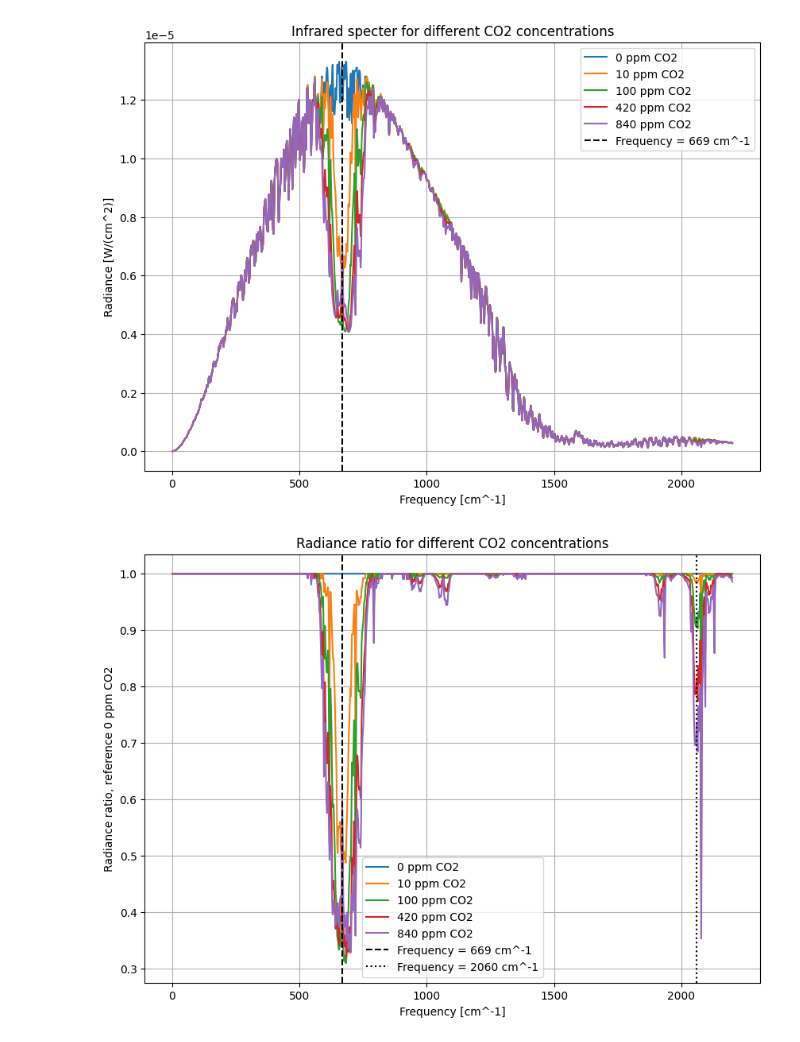
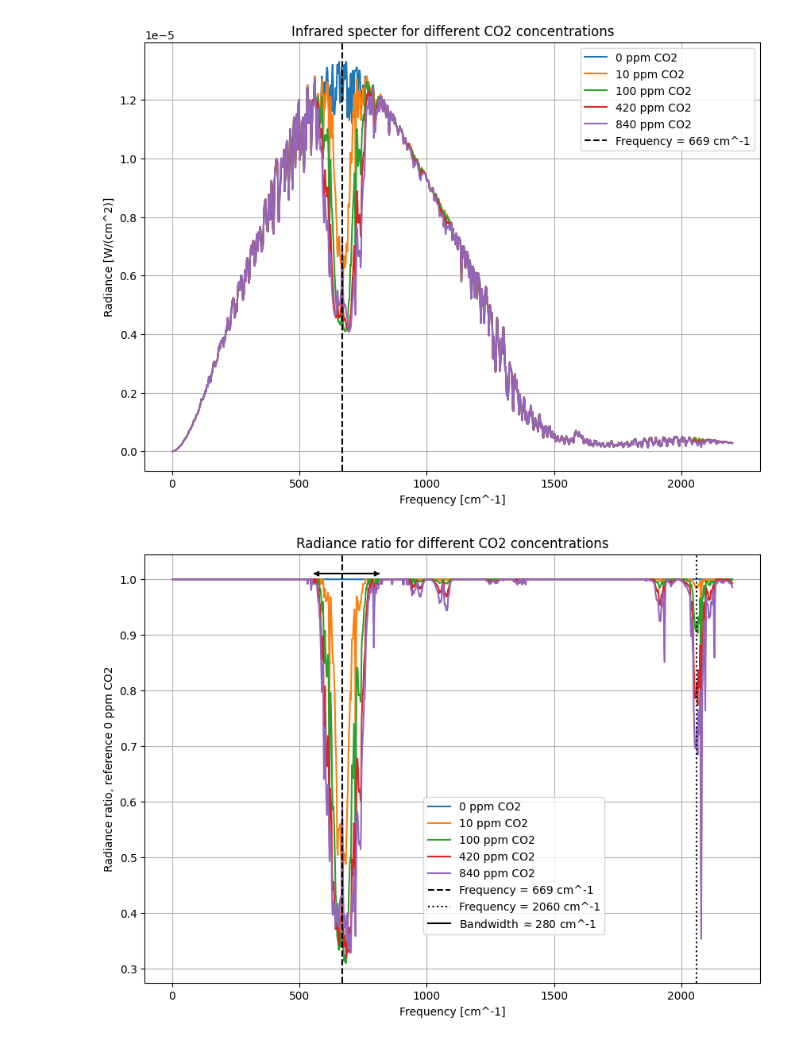
Before and after one commit to SkaugJr/FY3201-AtmFys, a Jupyter notebook: Miniprosjekt2/Miniprosjekt2-2.ipynb, the cells around one changed output. Saved outputs shown, nothing was run; the diff lists cells and outputs as text; code cells hidden in the pictures.

```diff
--- a/Miniprosjekt2/Miniprosjekt2-2.ipynb
+++ b/Miniprosjekt2/Miniprosjekt2-2.ipynb
@@ -65,21 +65,26 @@ plt.show()
 [figure]
 # %%
 data_0ppm: np.ndarray = read_file('modtran/modtran0.txt')
+f1 = 545
+f2 = 825
 
 plt.figure(2, figsize=(10, 7))
 
 for path in paths:
     data: np.ndarray = read_file(path[0])
     plt.plot(data[:,0], data[:, 8]/data_0ppm[:,8], label=path[1])
 
 plt.axvline(x=669, color='k', linestyle='--', label='Frequency = 669 cm^-1')
 plt.axvline(x=2060, color='k', linestyle=':', label='Frequency = 2060 cm^-1')
 
+plt.plot([f1+15, f2-15], [1.01, 1.01], color='k', linestyle='-', label=rf'Bandwidth $\approx {f2-f1}$ cm^-1')
+plt.annotate('', xy=(f1, 1.01), xytext=(f2, 1.01),
+             arrowprops=dict(arrowstyle='<|-|>', color='k'))
 plt.grid()
 plt.xlabel('Frequency [cm^-1]')
 plt.ylabel('Radiance ratio, reference 0 ppm CO2')
 plt.title('Radiance ratio for different CO2 concentrations')
-plt.legend()
+plt.legend(loc='lower center', bbox_to_anchor=(0.6, +0.1))
 plt.show()
 # %% [output]
-[figure, old version]
+[figure, new version]
```
Also changed, not shown: parts of 1 cell of this notebook.
